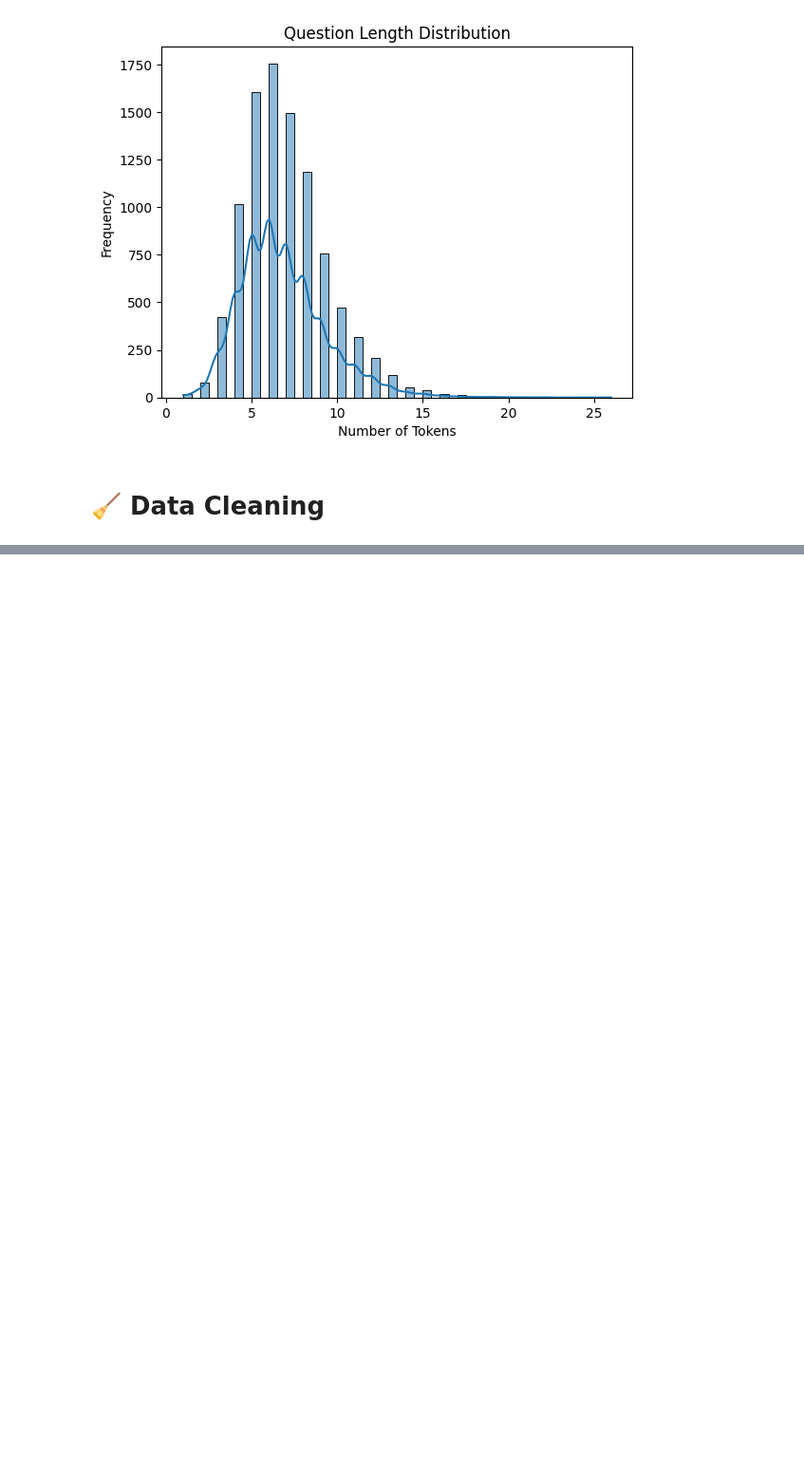
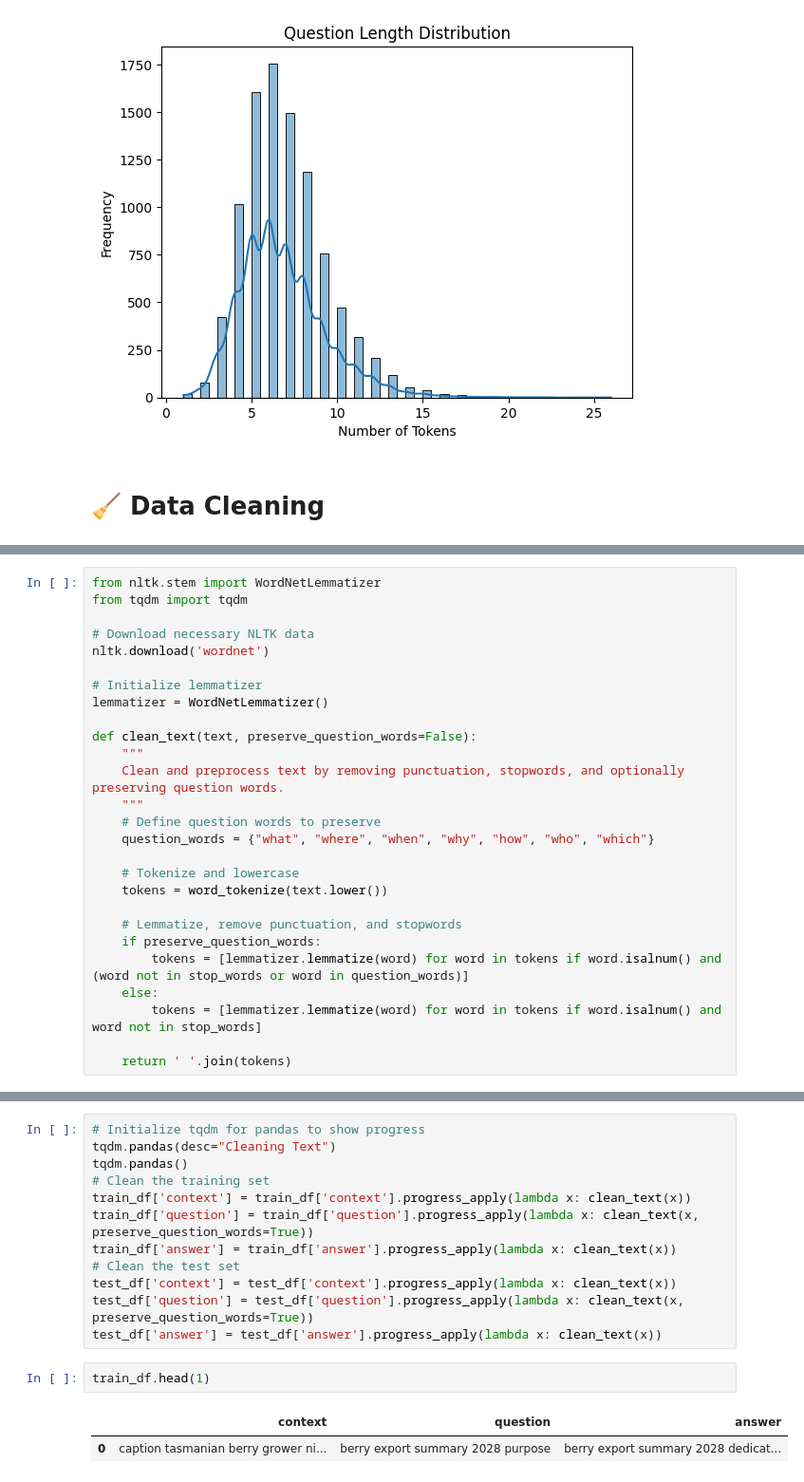
Before and after one commit to martinimarcello00/NLP-project, a Jupyter notebook: NLP-project.ipynb, the cells around one changed output, grey strips where cells are left out. Shown at 95% size. Saved outputs shown, nothing was run; the diff lists cells and outputs as text; blank space fills up the shorter version.

```diff
--- a/NLP-project.ipynb
+++ b/NLP-project.ipynb
@@ -193,0 +200,27 @@ plt.show()
+# %%
+from nltk.stem import WordNetLemmatizer
+from tqdm import tqdm
+
+# Download necessary NLTK data
+nltk.download('wordnet')
+
+# Initialize lemmatizer
+lemmatizer = WordNetLemmatizer()
+
+def clean_text(text, preserve_question_words=False):
+    """
+    Clean and preprocess text by removing punctuation, stopwords, and optionally preserving question words.
+    """
+    # Define question words to preserve
+    question_words = {"what", "where", "when", "why", "how", "who", "which"}
+
+    # Tokenize and lowercase
+    tokens = word_tokenize(text.lower())
+
+    # Lemmatize, remove punctuation, and stopwords
+    if preserve_question_words:
+        tokens = [lemmatizer.lemmatize(word) for word in tokens if word.isalnum() and (word not in stop_words or word in question_words)]
+    else:
+        tokens = [lemmatizer.lemmatize(word) for word in tokens if word.isalnum() and word not in stop_words]
+
+    return ' '.join(tokens)
@@ -193,0 +231,17 @@ plt.show()
+# %%
+# Initialize tqdm for pandas to show progress
+tqdm.pandas(desc="Cleaning Text")
+tqdm.pandas()
+# Clean the training set
+train_df['context'] = train_df['context'].progress_apply(lambda x: clean_text(x))
+train_df['question'] = train_df['question'].progress_apply(lambda x: clean_text(x, preserve_question_words=True))
+train_df['answer'] = train_df['answer'].progress_apply(lambda x: clean_text(x))
+# Clean the test set
+test_df['context'] = test_df['context'].progress_apply(lambda x: clean_text(x))
+test_df['question'] = test_df['question'].progress_apply(lambda x: clean_text(x, preserve_question_words=True))
+test_df['answer'] = test_df['answer'].progress_apply(lambda x: clean_text(x))
+# %%
+train_df.head(1)
+# %% [output]
+|  | context | question | answer |
+| 0 | caption tasmanian berry grower ni... | berry export summary 2028 purpose | berry export summary 2028 dedicat... |
```
Also changed, not shown: parts of 10 cells of this notebook.
